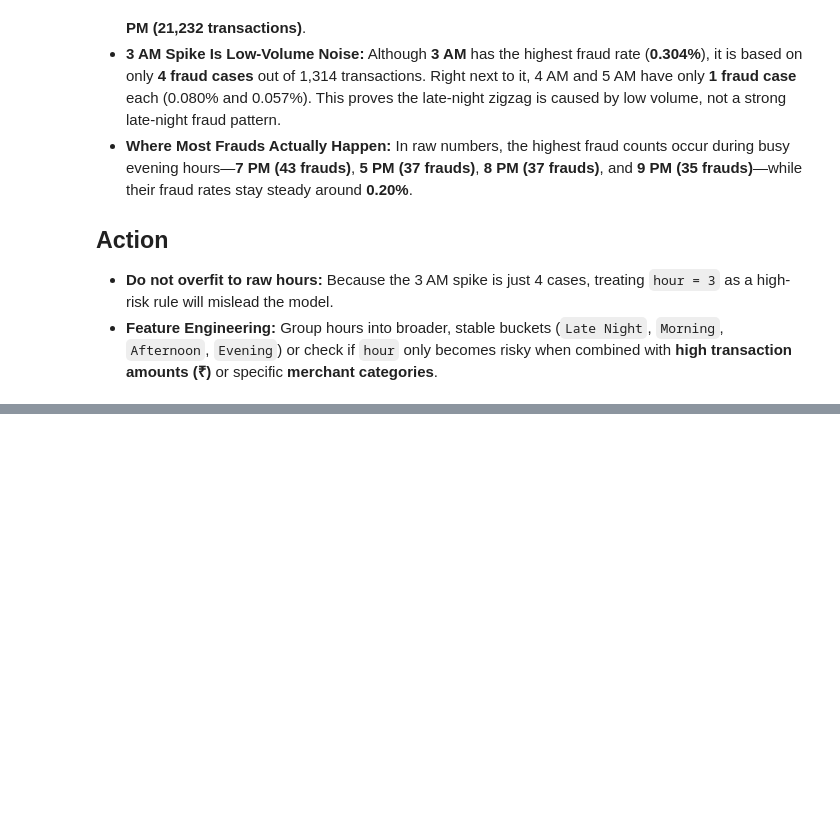
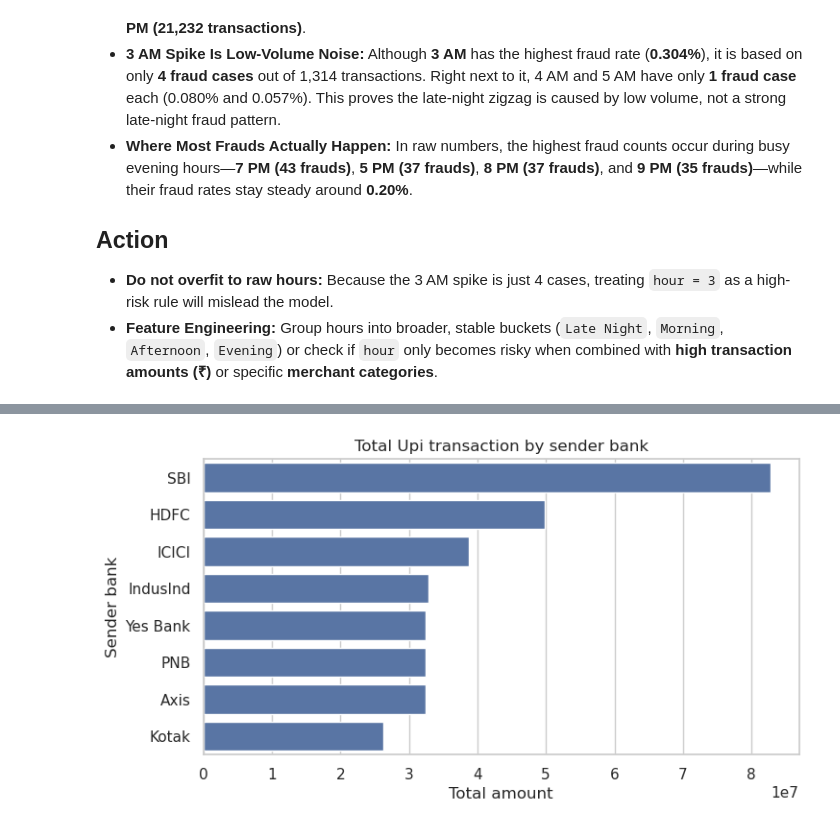
Before and after one commit to saurabhack/Upi_fraud_detection_machine_learning_project, a Jupyter notebook: EDA.ipynb, the cells around one changed output, grey strips where cells are left out. Saved outputs shown, nothing was run; the diff lists cells and outputs as text; code cells hidden in the pictures; blank space fills up the shorter version.

```diff
--- a/EDA.ipynb
+++ b/EDA.ipynb
@@ -356,0 +394,9 @@ plt.show()
+# %%
+highest_amount_bank=(data.groupby("sender_bank")["amount (INR)"].sum().sort_values(ascending=False))
+ax=sns.barplot(x=highest_amount_bank.values,y=highest_amount_bank.index)
+ax.set_title("Total Upi transaction by sender bank")
+ax.set_xlabel("Total amount")
+ax.set_ylabel("Sender bank")
+plt.show()
+# %% [output]
+[figure, added]
```
Also changed, not shown: parts of 22 cells of this notebook, 29 other files.
